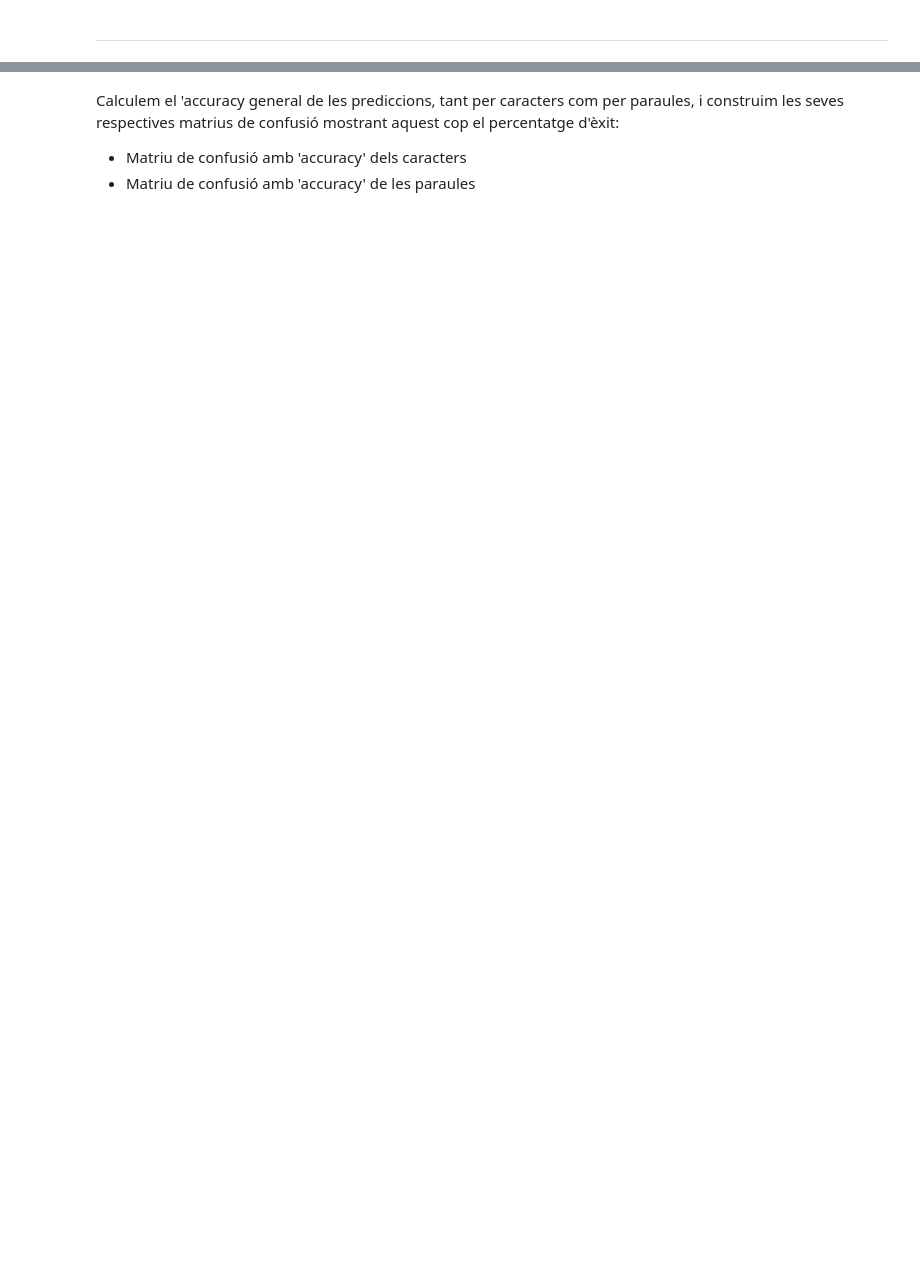
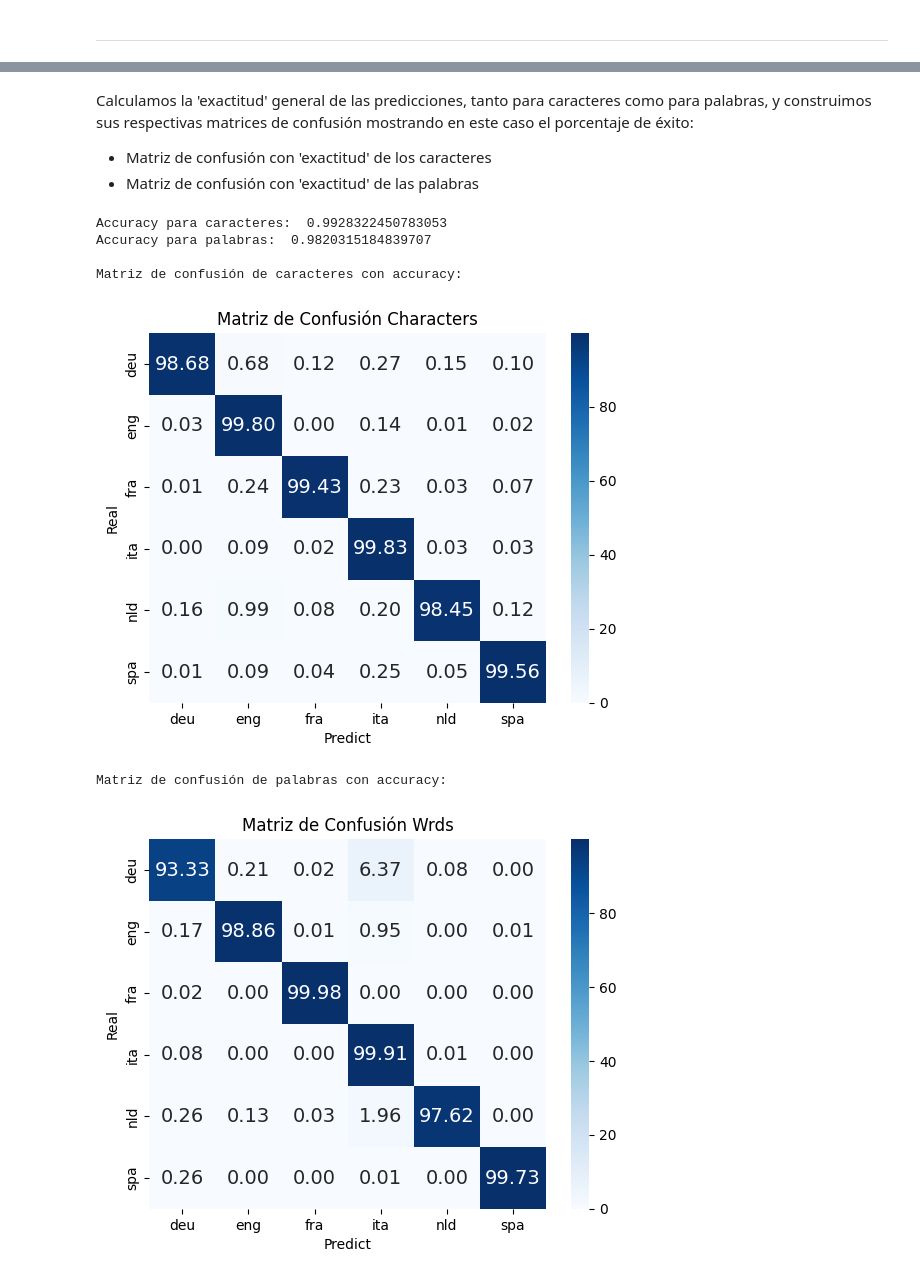
Before and after one commit to 3lsesar/PLH, a Jupyter notebook: LANGUAGE_IDENTIFIER/identifier.ipynb, the cells around one changed output, grey strips where cells are left out. Drawn from its saved outputs; the diff is of its cells as text; code cells hidden in the pictures; blank space fills up the shorter version.

```diff
--- a/LANGUAGE_IDENTIFIER/identifier.ipynb
+++ b/LANGUAGE_IDENTIFIER/identifier.ipynb
@@ -70,8 +74,8 @@ def word_trigrams_finder(text):
 ---
 # %%
 
-# Reb una llista amb els noms dels fitxers, guarda els textos dels arxius indexats,
-# Els preprocessa i en extreu els trigrames retornant un diccionari
+# Recibe una lista con los nombres de los archivos, guarda los textos de los archivos indexados,
+# Los preprocesa y extrae los trigramas, retornando un diccionario
 
 def trigram_assigner_ch(train_files_list):
 
@@ -79,11 +83,11 @@ def trigram_assigner_ch(train_files_list):
 
     for file in train_files_list:
         with open('corpora/' + file, 'r', encoding='utf-8') as f:
-            language_id = file.split('_')[0] # ID de l'idioma
+            language_id = file.split('_')[0] # ID del idioma
             print(language_id)
             text = f.read()
             text = preprocessing(text)
-            enclosed_trigrams_ch[language_id] = character_trigrams_finder(text)
+            enclosed_trigrams_ch[language_id] = trigrams_finder(text)
 
     return enclosed_trigrams_ch
 
@@ -91,11 +95,11 @@ def trigram_assigner_wds(train_files_list):
     enclosed_trigrams_wds = {}
     for file in train_files_list:
         with open('corpora/' + file, 'r', encoding='utf-8') as f:
-            language_id = file.split('_')[0] # ID de l'idioma
+            language_id = file.split('_')[0] # ID del idioma
             print(language_id)
             text = f.read()
             text = preprocessing(text)
-            enclosed_trigrams_wds[language_id] = word_trigrams_finder(text)
+            enclosed_trigrams_wds[language_id] = word_finder(text)
 
     return enclosed_trigrams_wds
 # %%
@@ -181,5 +214,5 @@ Executem el 'smoothing' per obtindre les prediccions, les guardem en les llistes
 # %%
-# Crida a la funció de 'smoothing' per a cada frase dels fitxers de test, i guarda les prediccions i els valors objectius.
+# Llamada a la función de 'smoothing' para cada frase de los archivos de test, y guarda las predicciones y los valores objetivos.
 
 prediccio_words = []
 valor_obj_words = []
@@ -191,8 +224,8 @@ for idioma in test_files:
     for oracio in test_files[idioma]:
         valor_obj_chars.append(idioma)
         valor_obj_words.append(idioma)
-        prediccio_chars.append(suavitzat(oracio, 'chars', False, 0.5))
-        prediccio_words.append(suavitzat(oracio, 'words', False, 0.5))
+        prediccio_chars.append(suavizado(oracio, 'chars', False, 0.5))
+        prediccio_words.append(suavizado(oracio, 'words', False, 0.5))
 # %%
 matriu_confusio_chars = sklearn.metrics.confusion_matrix(valor_obj_chars, prediccio_chars)
 matriu_confusio_words = sklearn.metrics.confusion_matrix(valor_obj_words, prediccio_words)
@@ -227,33 +277,42 @@ plt.show()
 ---
-# %% [markdown]
-Calculem el 'accuracy general de les prediccions, tant per caracters com per paraules, i construim les seves respectives matrius de confusió mostrant aquest cop el percentatge d'èxit:
-- Matriu de confusió amb 'accuracy' dels caracters
-- Matriu de confusió amb 'accuracy' de les paraules
+# %% [markdown]
+Calculamos la 'exactitud' general de las predicciones, tanto para caracteres como para palabras, y construimos sus respectivas matrices de confusión mostrando en este caso el porcentaje de éxito:
+
+- Matriz de confusión con 'exactitud' de los caracteres
+- Matriz de confusión con 'exactitud' de las palabras
 # %%
 
-#calculem la accuracy
+# Calculamos la accuracy
 accuracy_chars = sklearn.metrics.accuracy_score(valor_obj_chars, prediccio_chars)
 accuracy_words = sklearn.metrics.accuracy_score(valor_obj_words, prediccio_words)
-print("Accuracy for chars: ", accuracy_chars)
-print("Accuracy for words: ", accuracy_words)
+print("Accuracy para caracteres: ", accuracy_chars)
+print("Accuracy para palabras: ", accuracy_words)
 
-#fem la matriu de confusio amb la accuracy
+# Hacemos la matriz de confusión con la accuracy
 matriu_confusio_chars = np.round(matriu_confusio_chars / matriu_confusio_chars.sum(axis=1)[:, np.newaxis] * 100, decimals=29)
 matriu_confusio_words = np.round(matriu_confusio_words / matriu_confusio_words.sum(axis=1)[:, np.newaxis] * 100, decimals=29)
 
-### Matriu de confusió de caracters amb accuracy
-print("\nMatriu de confusió de caracters amb accuracy:")
+### Matriz de confusión de caracteres con accuracy
+print("\nMatriz de confusión de caracteres con accuracy:")
 sns.heatmap(matriu_confusio_chars, annot=True, annot_kws={"size": 14}, fmt='.2f', cmap='Blues', xticklabels=labels, yticklabels=labels)
 plt.xlabel('Predict')
 plt.ylabel('Real')
-plt.title('Matriu de Confusió de Caracters')
+plt.title('Matriz de Confusión Characters')
 plt.show()
 
 
-### Matriu de confusió de paraules amb accuracy
-print("\nMatriu de confusió de paraules amb accuracy:")
+### Matriz de confusión de palabras con accuracy
+print("\nMatriz de confusión de palabras con accuracy:")
 sns.heatmap(matriu_confusio_words, annot=True, annot_kws={"size": 14}, fmt='.2f', cmap='Blues', xticklabels=labels, yticklabels=labels)
 plt.xlabel('Predict')
 plt.ylabel('Real')
-plt.title('Matriu de Confusió de Paraules')
+plt.title('Matriz de Confusión Wrds')
 plt.show()
+# %% [output]
+Accuracy para caracteres:  0.9928322450783053
+Accuracy para palabras:  0.9820315184839707
+
+Matriz de confusión de caracteres con accuracy:
+[figure, added]
+Matriz de confusión de palabras con accuracy:
+[figure, added]
```
Also changed, not shown: parts of 28 cells of this notebook.
